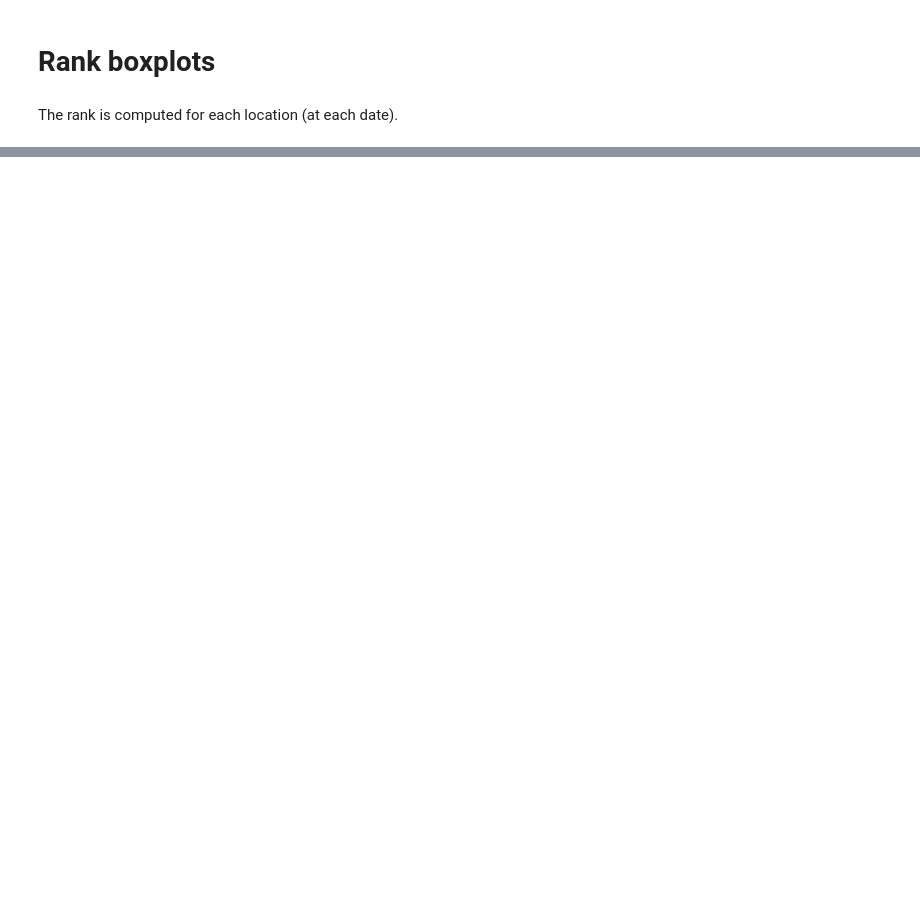
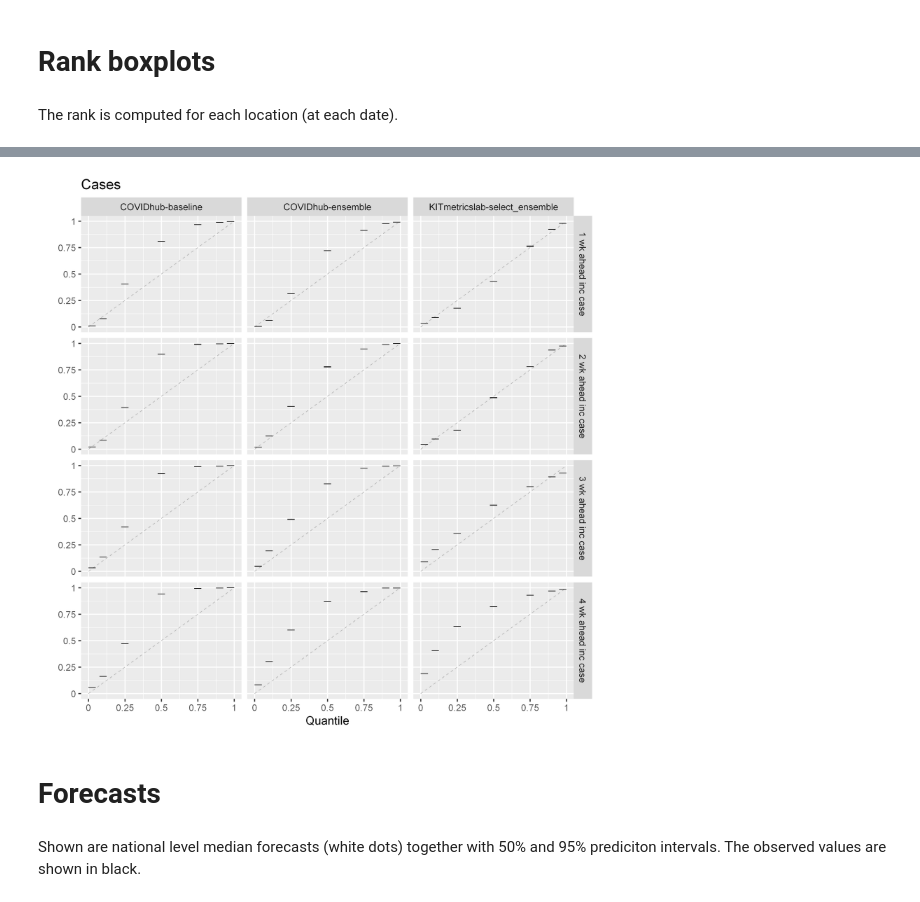
Before and after one commit to dwolffram/covid19-ensemble-US, a Jupyter notebook: evaluation.ipynb, the cells around one changed output, grey strips where cells are left out. Cells and saved outputs as stored; diff of their text form; code cells hidden in the pictures; blank space fills up the shorter version.

```diff
--- a/evaluation.ipynb
+++ b/evaluation.ipynb
@@ -190,0 +151,8 @@ ggplot(df_ens, aes(x=target_end_date, y=truth)) +
+# %%
+plot_coverage("case")
+# %% [output]
+[figure, added]
+# %% [markdown]
+# Forecasts
+# %% [markdown]
+Shown are national level median forecasts (white dots) together with 50% and 95% prediciton intervals. The observed values are shown in black.
```
Also changed, not shown: parts of 33 cells of this notebook, 1 other file.
